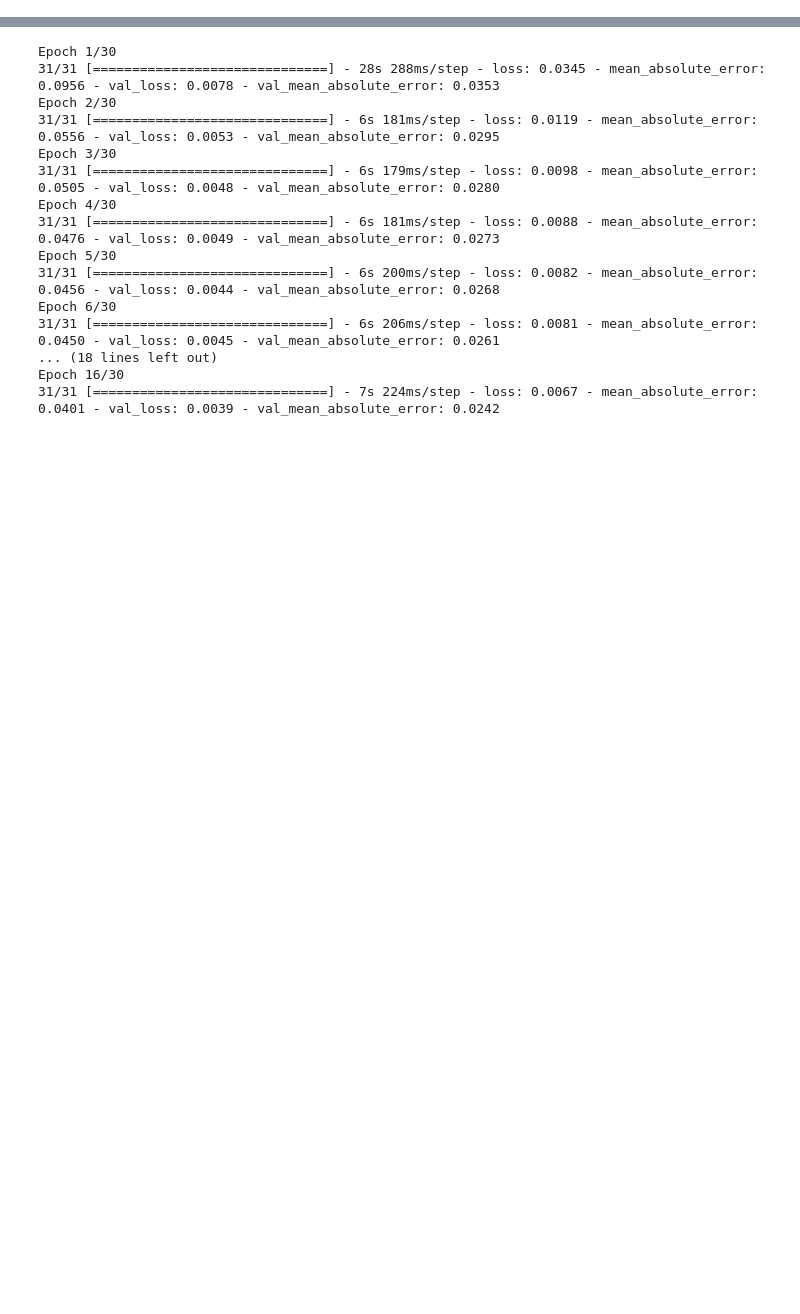
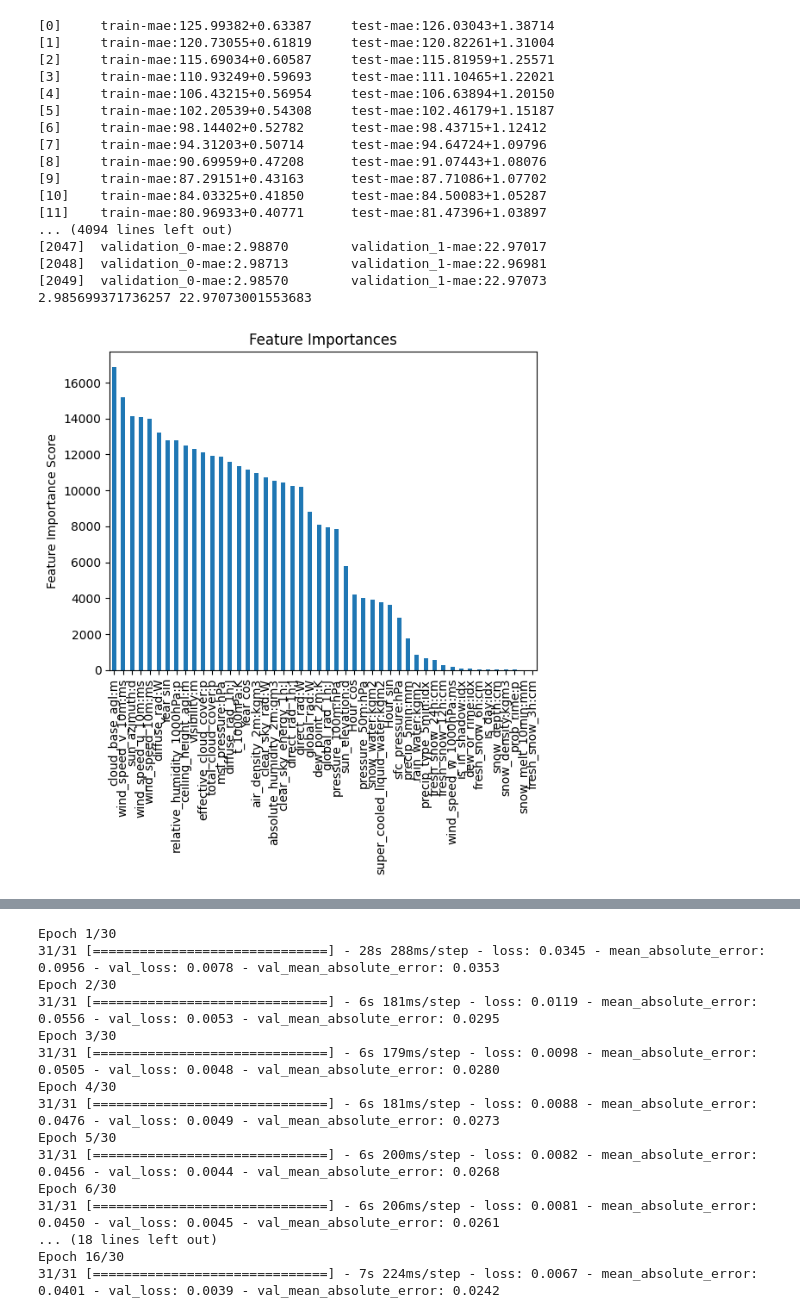
Before and after one commit to MartinSkatvedt/TDT4173-Machine-Learning, a Jupyter notebook: read_files.ipynb, the cells around one changed output, grey strips where cells are left out. Cells and saved outputs as stored; diff of their text form; code cells hidden in the pictures; blank space fills up the shorter version.

```diff
--- a/read_files.ipynb
+++ b/read_files.ipynb
@@ -532,3 +160,40 @@ Parameters: { "device" } are not used.
+# %%
+model_c = xgb.XGBRegressor(
+ device='cuda',
+ learning_rate =0.05,
+ n_estimators=2049,
+ max_depth=11,
+ min_child_weight=6,
+ gamma=2.700424640722136,
+ subsample=0.7625820679319437,
+ colsample_bytree=0.6696305568496206,
+ seed=42,
+ eval_metric= 'mae',
+ booster='gbtree',
+ reg_alpha = 146.95411105137276,
+ reg_lambda = 125.49465203052867,
+)
+
+modelfit(model_c, data.C.train_x, data.C.train_y, data.C.val_x, data.C.val_y, useTrainCV = False)
+# %% [output]
+[0]     train-mae:125.99382+0.63387     test-mae:126.03043+1.38714
+[1]     train-mae:120.73055+0.61819     test-mae:120.82261+1.31004
+[2]     train-mae:115.69034+0.60587     test-mae:115.81959+1.25571
+[3]     train-mae:110.93249+0.59693     test-mae:111.10465+1.22021
+[4]     train-mae:106.43215+0.56954     test-mae:106.63894+1.20150
+[5]     train-mae:102.20539+0.54308     test-mae:102.46179+1.15187
+[6]     train-mae:98.14402+0.52782      test-mae:98.43715+1.12412
+[7]     train-mae:94.31203+0.50714      test-mae:94.64724+1.09796
+[8]     train-mae:90.69959+0.47208      test-mae:91.07443+1.08076
+[9]     train-mae:87.29151+0.43163      test-mae:87.71086+1.07702
+[10]    train-mae:84.03325+0.41850      test-mae:84.50083+1.05287
+[11]    train-mae:80.96933+0.40771      test-mae:81.47396+1.03897
+... (4094 lines left out)
+[2047]  validation_0-mae:2.98870        validation_1-mae:22.97017
+[2048]  validation_0-mae:2.98713        validation_1-mae:22.96981
+[2049]  validation_0-mae:2.98570        validation_1-mae:22.97073
+2.985699371736257 22.97073001553683
+[figure, added]
 # %%
 preds_a_train = np.absolute(model_a.predict(train_data_a))
 preds_a_val = np.absolute(model_a.predict(val_data_a))
```
Also changed, not shown: parts of 42 cells of this notebook, 5 other files.
